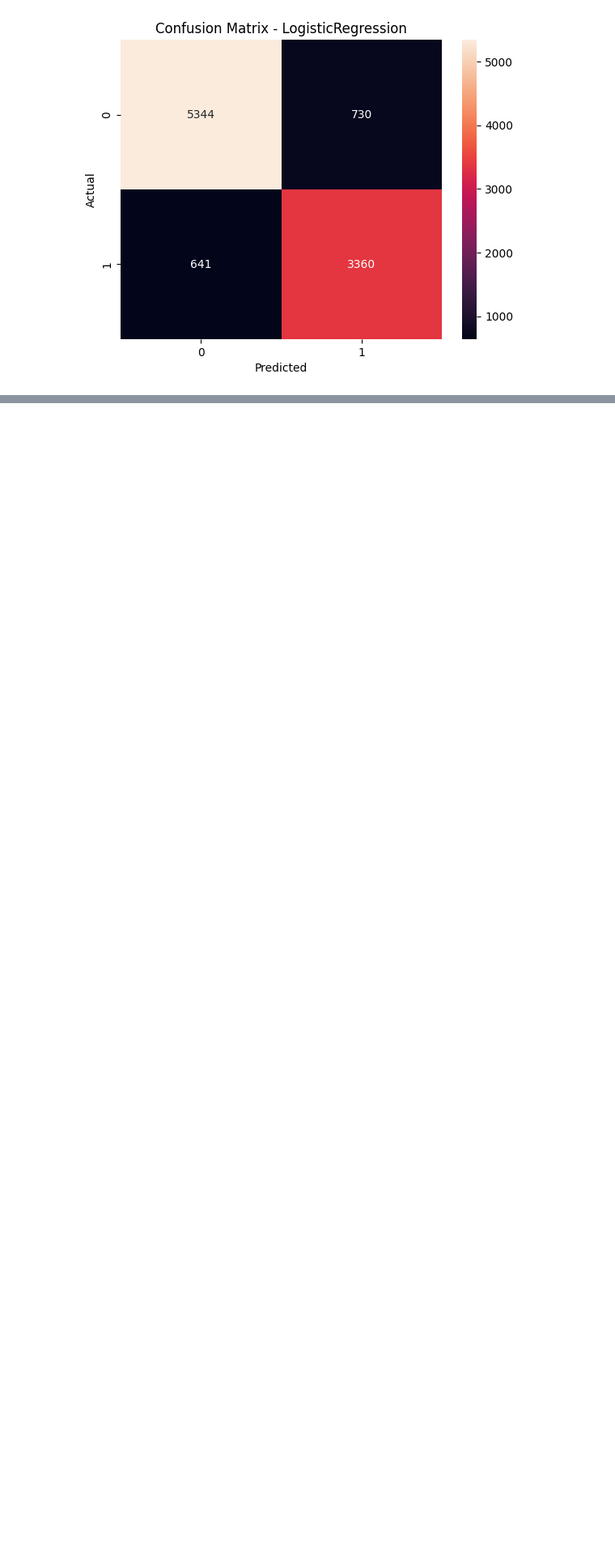
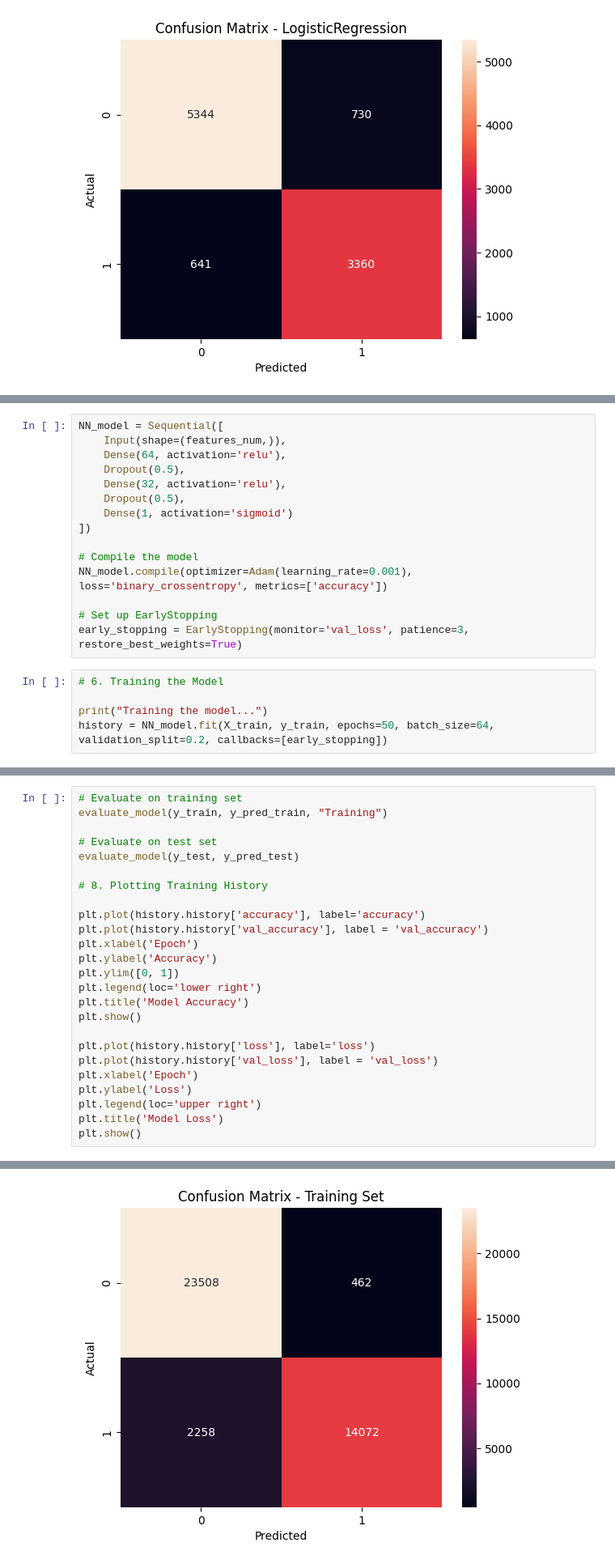
Before and after one commit to rafalradx/churn-shield, a Jupyter notebook: remove_none_data.ipynb, the cells around one changed output, grey strips where cells are left out. Shown: that part at 81% size. Cells and saved outputs as stored; diff of their text form; blank space fills up the shorter version.

```diff
--- a/remove_none_data.ipynb
+++ b/remove_none_data.ipynb
@@ -284,0 +358,20 @@ F1 Score: 0.83
+# %%
+NN_model = Sequential([
+    Input(shape=(features_num,)),
+    Dense(64, activation='relu'),
+    Dropout(0.5),
+    Dense(32, activation='relu'),
+    Dropout(0.5),
+    Dense(1, activation='sigmoid')
+])
+
+# Compile the model
+NN_model.compile(optimizer=Adam(learning_rate=0.001), loss='binary_crossentropy', metrics=['accuracy'])
+
+# Set up EarlyStopping
+early_stopping = EarlyStopping(monitor='val_loss', patience=3, restore_best_weights=True)
+# %%
+# 6. Training the Model
+
+print("Training the model...")
+history = NN_model.fit(X_train, y_train, epochs=50, batch_size=64, validation_split=0.2, callbacks=[early_stopping])
@@ -284,0 +430,26 @@ F1 Score: 0.83
+# %%
+# Evaluate on training set
+evaluate_model(y_train, y_pred_train, "Training")
+
+# Evaluate on test set
+evaluate_model(y_test, y_pred_test)
+
+# 8. Plotting Training History
+
+plt.plot(history.history['accuracy'], label='accuracy')
+plt.plot(history.history['val_accuracy'], label = 'val_accuracy')
+plt.xlabel('Epoch')
+plt.ylabel('Accuracy')
+plt.ylim([0, 1])
+plt.legend(loc='lower right')
+plt.title('Model Accuracy')
+plt.show()
+
+plt.plot(history.history['loss'], label='loss')
+plt.plot(history.history['val_loss'], label = 'val_loss')
+plt.xlabel('Epoch')
+plt.ylabel('Loss')
+plt.legend(loc='upper right')
+plt.title('Model Loss')
+plt.show()
+# %% [output]
@@ -284,0 +461 @@ F1 Score: 0.83
+[figure, added]
```
Also changed, not shown: parts of 18 cells of this notebook.
